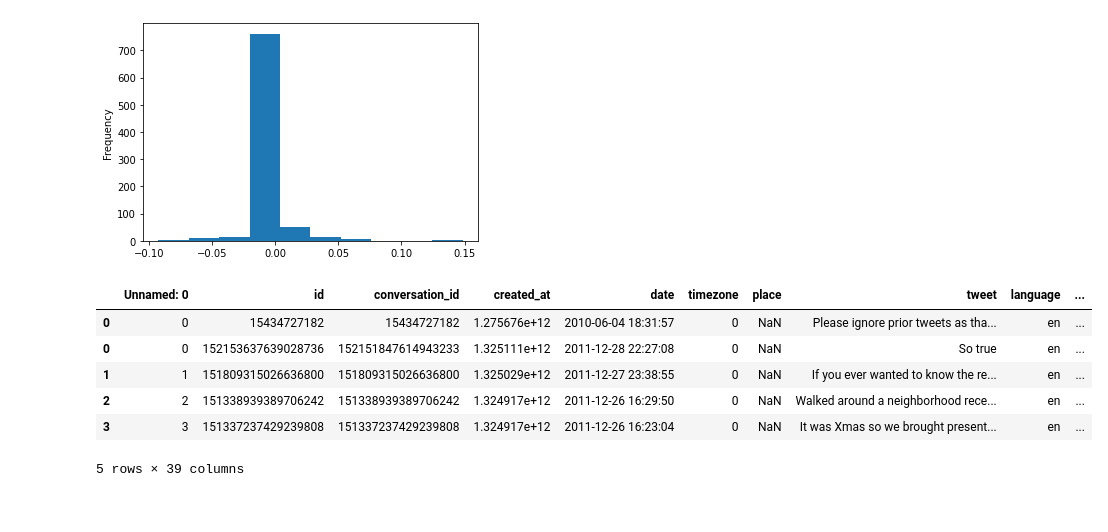
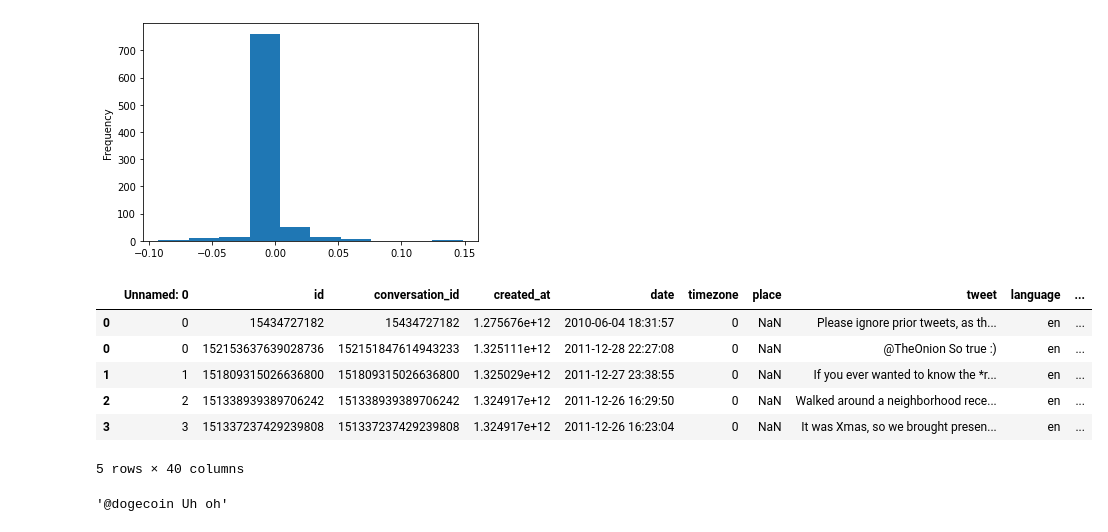
Before and after one commit to DataScienceNetwork/TheMuskEffect, a Jupyter notebook: 02_explore_tweets.ipynb, the cells around one changed output. Drawn from its saved outputs; the diff is of its cells as text; code cells hidden in the pictures.

```diff
--- a/02_explore_tweets.ipynb
+++ b/02_explore_tweets.ipynb
@@ -8,6 +8,7 @@ for year in range(2010, 2022):
     dfs.append(dft)
 # %%
 df = pd.concat(dfs)
+df["date"] = pd.DatetimeIndex(df["date"])
 # %%
 df["date"].max()
 # %% [output]
@@ -133,22 +89,22 @@ dogecoin["diff"].plot.hist()
 # %%
 import re
 # Clean The Data
 def cleantext(text):
     text = re.sub(r"@[A-Za-z0-9]+", "", text) # Remove Mentions
     text = re.sub(r"#", "", text) # Remove Hashtags Symbol
     text = re.sub(r"RT[\s]+", "", text) # Remove Retweets
     text = re.sub(r"https?:\/\/\S+", "", text) # Remove The Hyper Link
     text = re.sub(r"[^A-Za-z0-9 ]+", "", text)
 
     return text
 # Clean The Text
-df["tweet"] = df["tweet"].apply(cleantext)
+df["cleaned_tweet"] = df["tweet"].apply(cleantext)
 df.head()
 # %% [output]
 |  | Unnamed: 0 | id | conversation_id | created_at | date | timezone | place | tweet | language | ... |
-| 0 | 0 | 15434727182 | 15434727182 | 1.275676e+12 | 2010-06-04 18:31:57 | 0 | NaN | Please ignore prior tweets as tha... | en | ... |
-| 0 | 0 | 152153637639028736 | 152151847614943233 | 1.325111e+12 | 2011-12-28 22:27:08 | 0 | NaN | So true | en | ... |
-| 1 | 1 | 151809315026636800 | 151809315026636800 | 1.325029e+12 | 2011-12-27 23:38:55 | 0 | NaN | If you ever wanted to know the re... | en | ... |
+| 0 | 0 | 15434727182 | 15434727182 | 1.275676e+12 | 2010-06-04 18:31:57 | 0 | NaN | Please ignore prior tweets, as th... | en | ... |
+| 0 | 0 | 152153637639028736 | 152151847614943233 | 1.325111e+12 | 2011-12-28 22:27:08 | 0 | NaN | @TheOnion So true :) | en | ... |
+| 1 | 1 | 151809315026636800 | 151809315026636800 | 1.325029e+12 | 2011-12-27 23:38:55 | 0 | NaN | If you ever wanted to know the *r... | en | ... |
 | 2 | 2 | 151338939389706242 | 151338939389706242 | 1.324917e+12 | 2011-12-26 16:29:50 | 0 | NaN | Walked around a neighborhood rece... | en | ... |
-| 3 | 3 | 151337237429239808 | 151337237429239808 | 1.324917e+12 | 2011-12-26 16:23:04 | 0 | NaN | It was Xmas so we brought present... | en | ... |
+| 3 | 3 | 151337237429239808 | 151337237429239808 | 1.324917e+12 | 2011-12-26 16:23:04 | 0 | NaN | It was Xmas, so we brought presen... | en | ... |
-5 rows × 39 columns
+5 rows × 40 columns
@@ -154,0 +122,5 @@ df.head()
+# %%
+tweet_text = df.loc[df["id"] == 1113164389929160706].iloc[0].tweet
+tweet_text
+# %% [output]
+'@dogecoin Uh oh'
```
Also changed, not shown: parts of 31 cells of this notebook.
